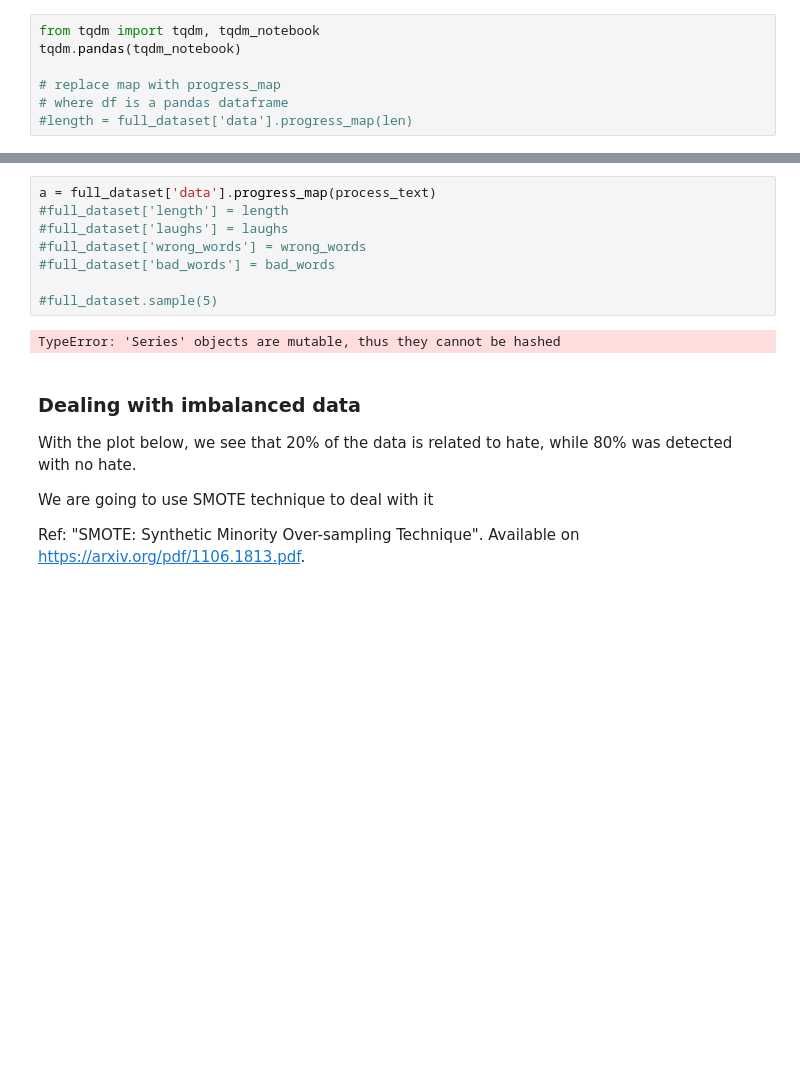
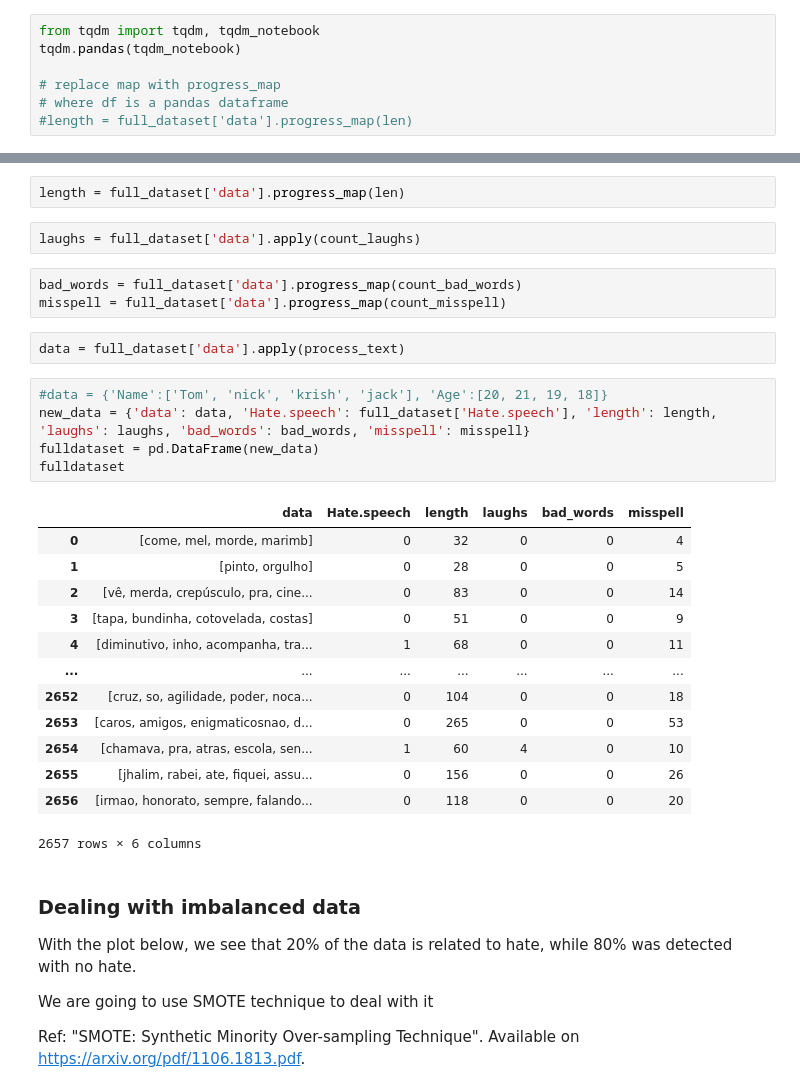
Before and after one commit to luciananobrega/hate_speech_detector, a Jupyter notebook: code/project.ipynb, the cells around one changed output, grey strips where cells are left out. Cells and saved outputs as stored; diff of their text form; blank space fills up the shorter version.

```diff
--- a/code/project.ipynb
+++ b/code/project.ipynb
@@ -264,13 +99,31 @@ bad_words = data.progress_map(count_bad_words)
-# %%
-a = full_dataset['data'].progress_map(process_text)
-#full_dataset['length'] = length
-#full_dataset['laughs'] = laughs
-#full_dataset['wrong_words'] = wrong_words
-#full_dataset['bad_words'] = bad_words
-
-#full_dataset.sample(5)
-# %% [output]
-TypeError: 'Series' objects are mutable, thus they cannot be hashed
+# %%
+length = full_dataset['data'].progress_map(len)
+# %%
+laughs = full_dataset['data'].apply(count_laughs)
+# %%
+bad_words = full_dataset['data'].progress_map(count_bad_words)
+misspell = full_dataset['data'].progress_map(count_misspell)
+# %%
+data = full_dataset['data'].apply(process_text)
+# %%
+#data = {'Name':['Tom', 'nick', 'krish', 'jack'], 'Age':[20, 21, 19, 18]}
+new_data = {'data': data, 'Hate.speech': full_dataset['Hate.speech'], 'length': length, 'laughs': laughs, 'bad_words': bad_words, 'misspell': misspell}
+fulldataset = pd.DataFrame(new_data)
+fulldataset
+# %% [output]
+|  | data | Hate.speech | length | laughs | bad_words | misspell |
+| 0 | [come, mel, morde, marimb] | 0 | 32 | 0 | 0 | 4 |
+| 1 | [pinto, orgulho] | 0 | 28 | 0 | 0 | 5 |
+| 2 | [vê, merda, crepúsculo, pra, cine... | 0 | 83 | 0 | 0 | 14 |
+| 3 | [tapa, bundinha, cotovelada, costas] | 0 | 51 | 0 | 0 | 9 |
+| 4 | [diminutivo, inho, acompanha, tra... | 1 | 68 | 0 | 0 | 11 |
+| ... | ... | ... | ... | ... | ... | ... |
+| 2652 | [cruz, so, agilidade, poder, noca... | 0 | 104 | 0 | 0 | 18 |
+| 2653 | [caros, amigos, enigmaticosnao, d... | 0 | 265 | 0 | 0 | 53 |
+| 2654 | [chamava, pra, atras, escola, sen... | 1 | 60 | 4 | 0 | 10 |
+| 2655 | [jhalim, rabei, ate, fiquei, assu... | 0 | 156 | 0 | 0 | 26 |
+| 2656 | [irmao, honorato, sempre, falando... | 0 | 118 | 0 | 0 | 20 |
+2657 rows × 6 columns
 # %% [markdown]
 ### Dealing with imbalanced data
 With the plot below, we see that 20% of the data is related to hate, while 80% was detected with no hate.
```
Also changed, not shown: parts of 15 cells of this notebook, 2 other files.
